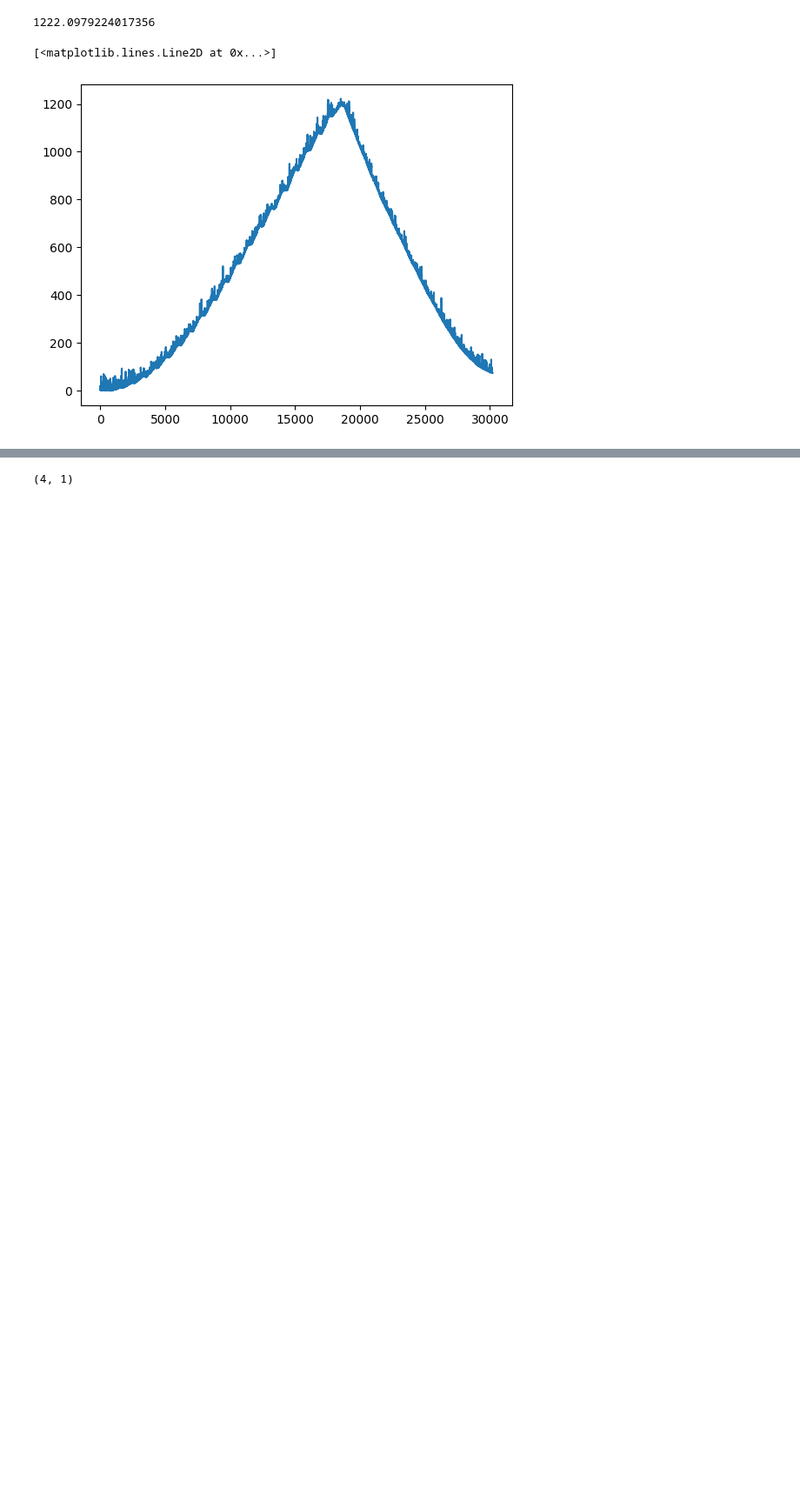
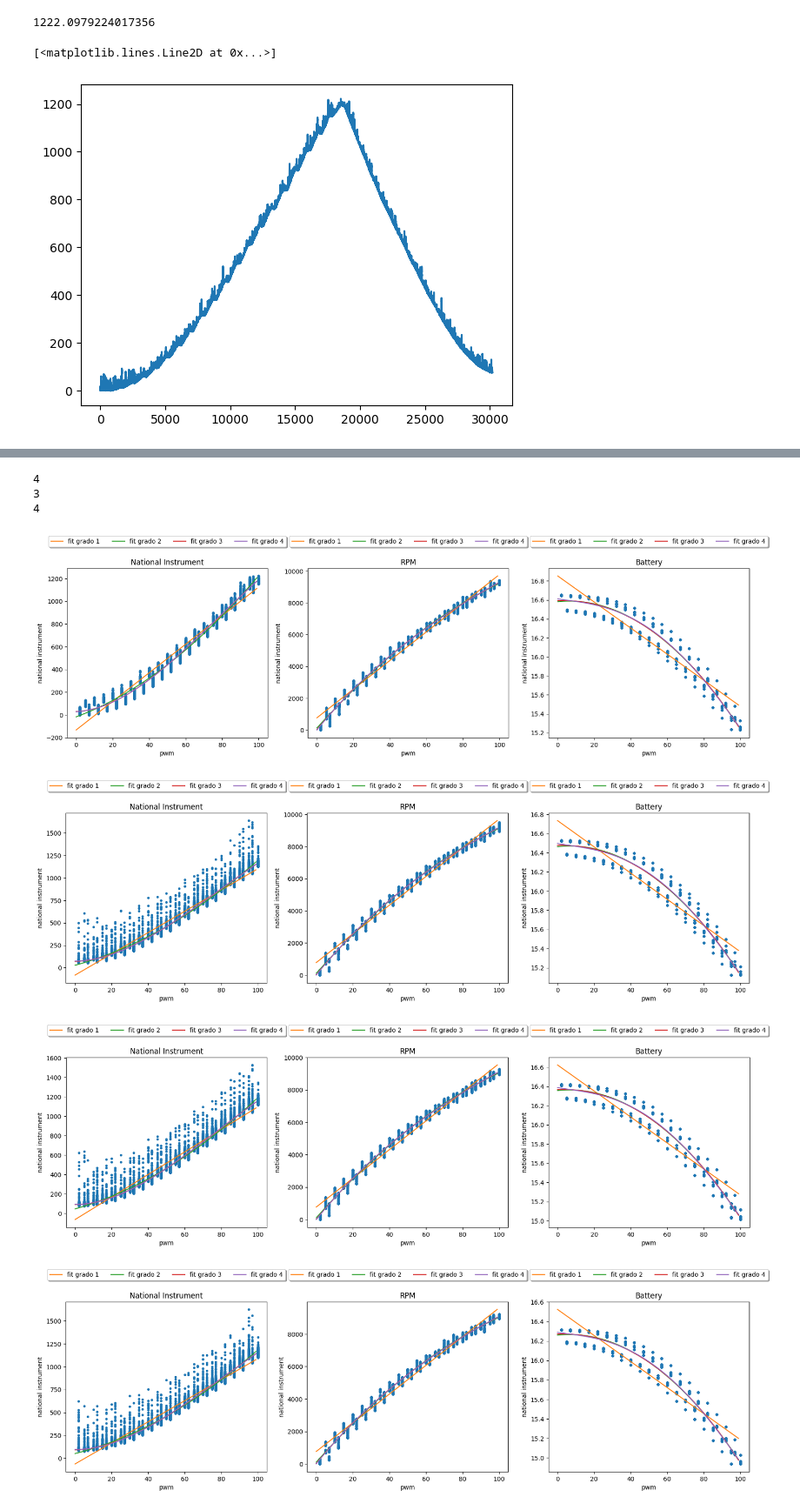
Before and after one commit to Simone-Scalella/Manutenzione_preventiva, a Jupyter notebook: analisi.ipynb, the cells around one changed output, grey strips where cells are left out. Shown at 87% size. Drawn from its saved outputs; the diff is of its cells as text; code cells hidden in the pictures; blank space fills up the shorter version.

```diff
--- a/analisi.ipynb
+++ b/analisi.ipynb
@@ -246,7 +202,40 @@ for a,indice in zip(allpoly,range(3,0,-1)):
-# %%
-fit_result_3.shape
-# %% [output]
-(4, 1)
+# %%
+#Fitting for National Instrument
+pol_maxGrade = 4 # afte the grade 5 it become glitchy
+fit_result = []
+for acquisizione in all_data_grid:
+    fit_result.append([])
+    for dataset in acquisizione:
+
+        fit_result[-1].append([])
+        for i in range(pol_maxGrade):
+            fit_result[-1][-1].append(polyfit(dataset.data_matrix[1][:,0],dataset.data_matrix[0],deg=i+1))
+# %%
+
+for acquisizione,fit_set in zip(all_data_grid,fit_result):
+    fig, axs = plt.subplots(nrows = 1, ncols = 3)
+    fig.set_size_inches(h=5,w=20)
+
+    linex = np.arange(0,100,1)
+    for dataset,dataset_fit,index in zip(acquisizione,fit_set,range(len(acquisizione))):
+        axs[index].plot(dataset.data_matrix[1][:,0],dataset.data_matrix[0],'.')
+        axs[index].set_xlabel('pwm')
+        axs[index].set_ylabel('national instrument')
+        for fit,indice in zip(dataset_fit,range(pol_maxGrade)):
+            plotRes = 0
+            for i in range(len(fit)):
+                plotRes += fit[i]*linex**i
+            axs[index].plot(linex, plotRes,'-',label='fit grado '+str(indice+1))
+        axs[index].set_title(datasetTitles[index])
+        axs[index].legend(loc='upper center', bbox_to_anchor=(0.5, 1.21),ncol=4, fancybox=True, shadow=True)
+# %% [output]
+4
+3
+4
+[figure, added]
+[figure, added]
+[figure, added]
+[figure, added]
 # %%
 # Andiamo a calcolare il mean squared error
 
```
Also changed, not shown: parts of 20 cells of this notebook.
